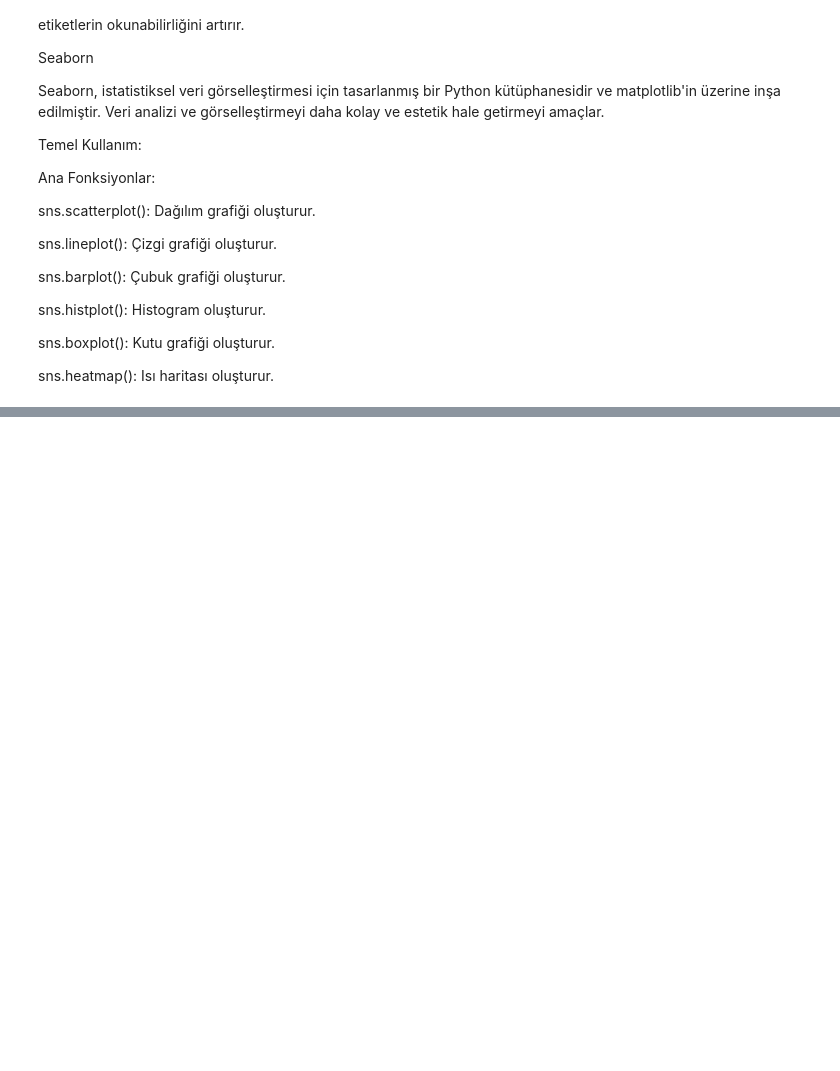
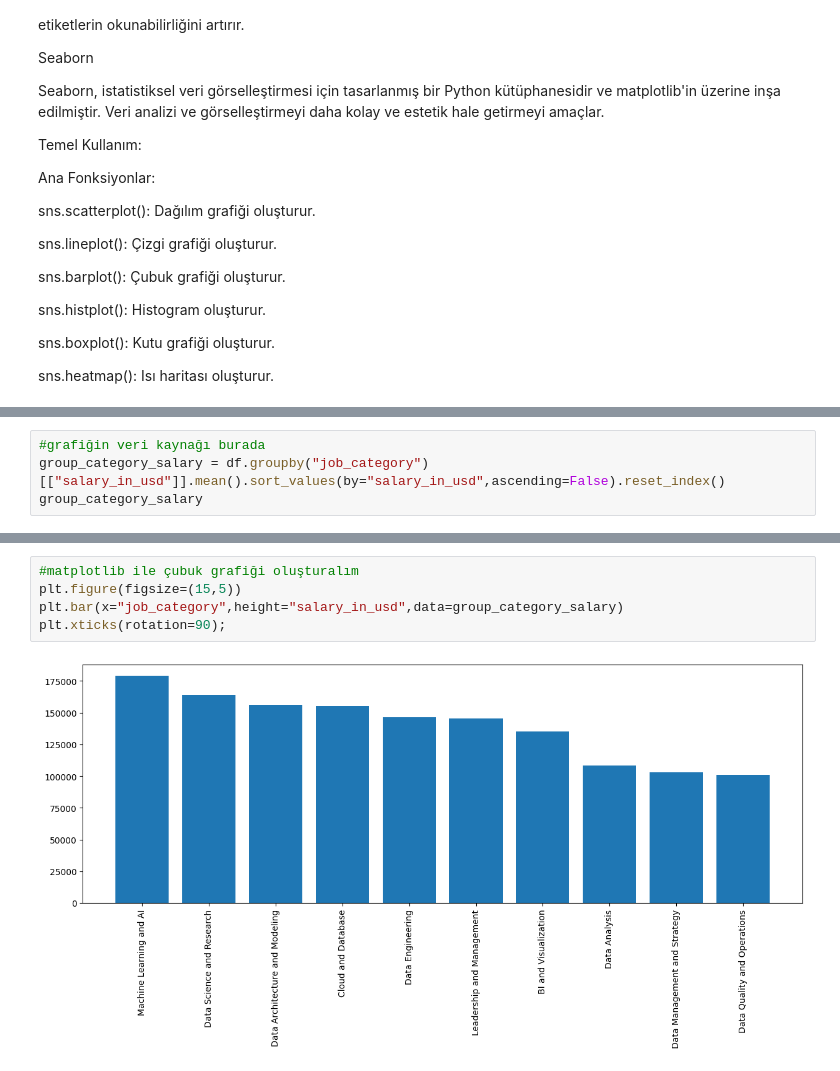
Before and after one commit to eda426/-gen-alan-hesaplama, a Jupyter notebook: verianalizive_yapayzekatümderslerim.ipynb, the cells around one changed output, grey strips where cells are left out. Saved outputs shown, nothing was run; the diff lists cells and outputs as text; blank space fills up the shorter version.

```diff
--- a/verianalizive_yapayzekatümderslerim.ipynb
+++ b/verianalizive_yapayzekatümderslerim.ipynb
@@ -1231,0 +1235,4 @@ sns.heatmap(): Isı haritası oluşturur.
+# %%
+#grafiğin veri kaynağı burada
+group_category_salary = df.groupby("job_category")[["salary_in_usd"]].mean().sort_values(by="salary_in_usd",ascending=False).reset_index()
+group_category_salary
@@ -1231,0 +1251,7 @@ sns.heatmap(): Isı haritası oluşturur.
+# %%
+#matplotlib ile çubuk grafiği oluşturalım
+plt.figure(figsize=(15,5))
+plt.bar(x="job_category",height="salary_in_usd",data=group_category_salary)
+plt.xticks(rotation=90);
+# %% [output]
+[figure, added]
```
Also changed, not shown: parts of 14 cells of this notebook.
